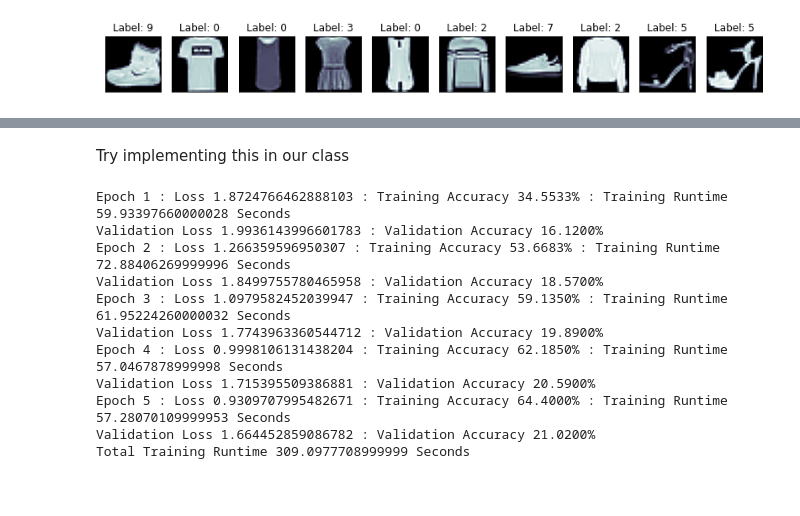
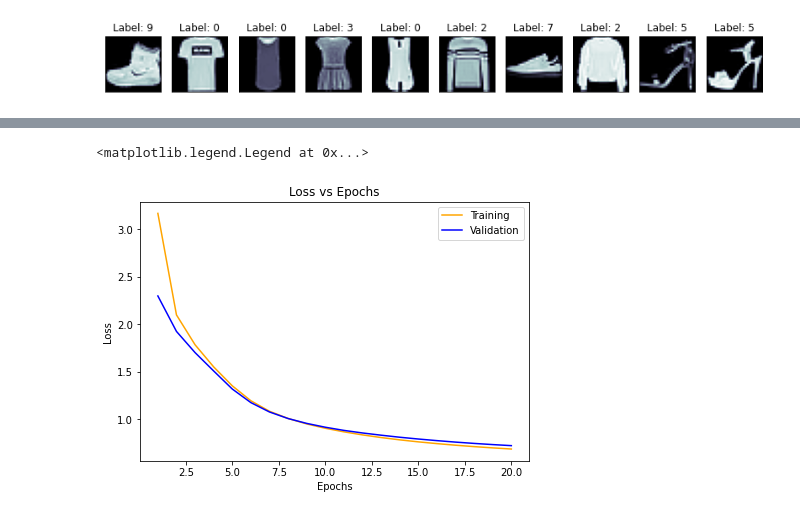
Before and after one commit to GitHubOfAndrew/Vectorized-Neural-Network-Implementation, a Jupyter notebook: Vectorized Neural Network.ipynb, the cells around one changed output, grey strips where cells are left out. Drawn from its saved outputs; the diff is of its cells as text; code cells hidden in the pictures; blank space fills up the shorter version.

Commit message:
Finished the implementation of mini batches and correct validation testing and metrics

```diff
--- a/Vectorized Feedforward Neural Network Draft 2.ipynb
+++ b/Vectorized Neural Network.ipynb
@@ -120,7 +122,11 @@ We will write the necessary helper functions and the neural network class below.
 
 def batch_crossentropy(y, y_hat):
     epsilon = 1e-4
-    return -np.sum(y*np.log(y_hat + epsilon), axis=1)/y.shape[0]
+    return -np.sum(y*np.log(y_hat + epsilon), axis=1)
+
+def single_crossentropy(y, y_hat):
+    epsilon = 1e-4
+    return -np.sum(y*np.log(y_hat + epsilon))
 
 def batch_softmax(x):
     li = []
@@ -129,6 +135,10 @@ def batch_softmax(x):
         li.append(exp_term/np.sum(exp_term))
     return np.array(li)
 
+def single_softmax(x):
+    exp_term = np.exp(x - np.max(x))
+    return exp_term/np.sum(exp_term)
+
 def component_wise_tensor(A, B):
     tmp = []
     for i in range(len(A)):
@@ -304,7 +388,7 @@ We will be assessing loss and training accuracy
 # %%
 # initialize ANN
 
-ANN1 = simpleANN(input_dim, hidden_dim, output_dim, batch_size)
+ANN1_v3 = simpleANN_v3(input_dim, hidden_dim, output_dim)
 
-print(f'Our Simple Neural Network has {input_dim} input nodes, {hidden_dim} hidden nodes, and {output_dim} output nodes, and we are training on data that is batch size {ANN1.batch_size}.')
+print(f'Our Simple Neural Network has {input_dim} input nodes, {hidden_dim} hidden nodes, and {output_dim} output nodes.')
 # %% [output]
@@ -312,5 +396,5 @@ Our Simple Neural Network has 784 input nodes, 100 hidden nodes, and 10 output n
 # %%
 # fit
 
-history1 = ANN1.fit(X, y, max_epochs = 5, lr = 1e-4)
+history1_v3 = ANN1_v3.fit(X, y, max_epochs = 20, lr = 1e-3, x_val=x_test, y_val=y_test, batch_size=3)
 # %% [output]
@@ -537,2 +425,0 @@ KeyboardInterrupt:
-# %% [markdown]
-Try implementing this in our class
@@ -742,14 +426,13 @@ ANN1_again = simpleANN(input_dim, hidden_dim, output_dim, batch_size)
-# %%
-history_w_val1 = ANN1_again.fit(X, y, max_epochs=5, lr=1e-4, x_val=x_test, y_val=y_test)
-# %% [output]
-Epoch 1 : Loss 1.8724766462888103 : Training Accuracy 34.5533% : Training Runtime 59.93397660000028 Seconds
-Validation Loss 1.9936143996601783 : Validation Accuracy 16.1200%
-Epoch 2 : Loss 1.266359596950307 : Training Accuracy 53.6683% : Training Runtime 72.88406269999996 Seconds
-Validation Loss 1.8499755780465958 : Validation Accuracy 18.5700%
-Epoch 3 : Loss 1.0979582452039947 : Training Accuracy 59.1350% : Training Runtime 61.95224260000032 Seconds
-Validation Loss 1.7743963360544712 : Validation Accuracy 19.8900%
-Epoch 4 : Loss 0.9998106131438204 : Training Accuracy 62.1850% : Training Runtime 57.0467878999998 Seconds
-Validation Loss 1.715395509386881 : Validation Accuracy 20.5900%
-Epoch 5 : Loss 0.9309707995482671 : Training Accuracy 64.4000% : Training Runtime 57.28070109999953 Seconds
-Validation Loss 1.664452859086782 : Validation Accuracy 21.0200%
-Total Training Runtime 309.0977708999999 Seconds
+# %%
+fig1 = plt.figure(figsize=(6,4))
+axis1 = fig1.add_axes([0.1,0.1,0.9,0.9])
+
+axis1.set_title('Loss vs Epochs')
+axis1.plot(range(1,21), history1_v3['train loss'], color='orange',label='Training')
+axis1.plot(range(1,21), history1_v3['val loss'], color='blue',label='Validation')
+axis1.set_ylabel('Loss')
+axis1.set_xlabel('Epochs')
+axis1.legend(loc=0)
+# %% [output]
+<matplotlib.legend.Legend at 0x...>
+[figure, added]
```
Also changed, not shown: parts of 27 cells of this notebook.
